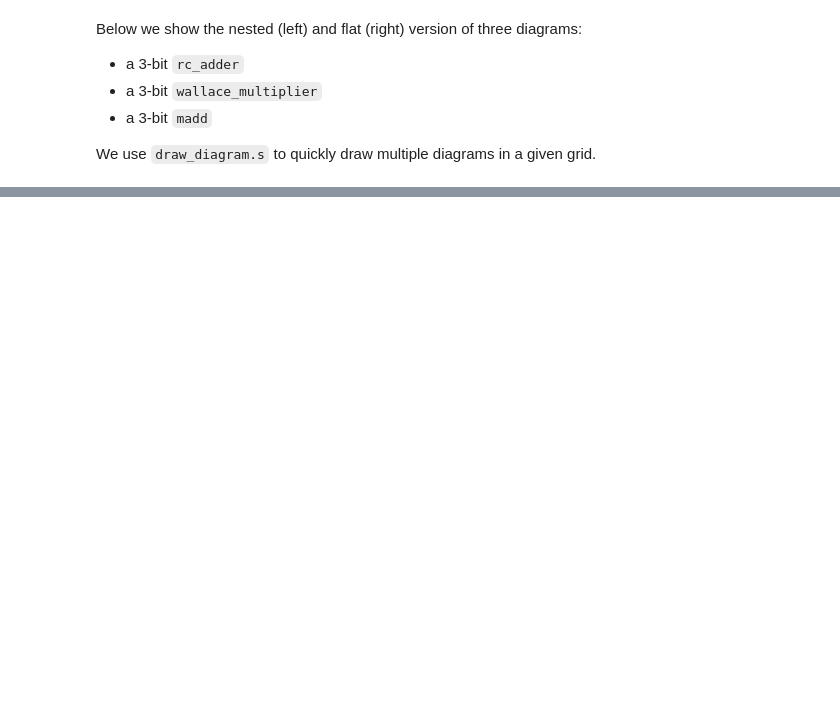
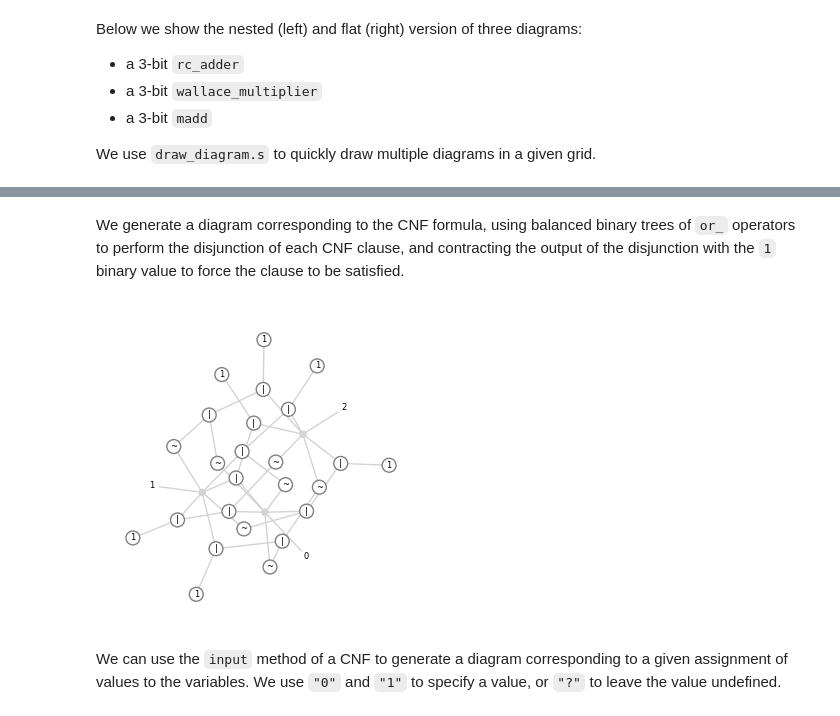
Before and after one commit to hashberg-io/tensorsat, a Jupyter notebook: notebooks/01-introduction.ipynb, the cells around one changed output, grey strips where cells are left out. Drawn from its saved outputs; the diff is of its cells as text; code cells hidden in the pictures; blank space fills up the shorter version.

```diff
--- a/notebooks/01-introduction.ipynb
+++ b/notebooks/01-introduction.ipynb
@@ -557,0 +757,3 @@ draw_diagram.s(
+# %%
+cnf = CNFInstance.random(3, 3, 6, rng=3)
+cnf
@@ -557,0 +762,13 @@ draw_diagram.s(
+# %% [markdown]
+We generate a diagram corresponding to the CNF formula, using balanced binary trees of `or_` operators to perform the disjunction of each CNF clause, and contracting the output of the disjunction with the `1` binary value to force the clause to be satisfied.
+# %%
+draw_diagram(
+    cnf.diagram(mode="bintree"),
+    node_label={"box": binop_labels},
+    figsize=(4, 4),
+)
+# %% [output]
+[figure, added]
+# %% [markdown]
+We can use the `input` method of a CNF to generate a diagram corresponding to a given assignment of values to the variables.
+We use `"0"` and `"1"` to specify a value, or `"?"` to leave the value undefined.
```
Also changed, not shown: parts of 82 cells of this notebook, 3 other files.
